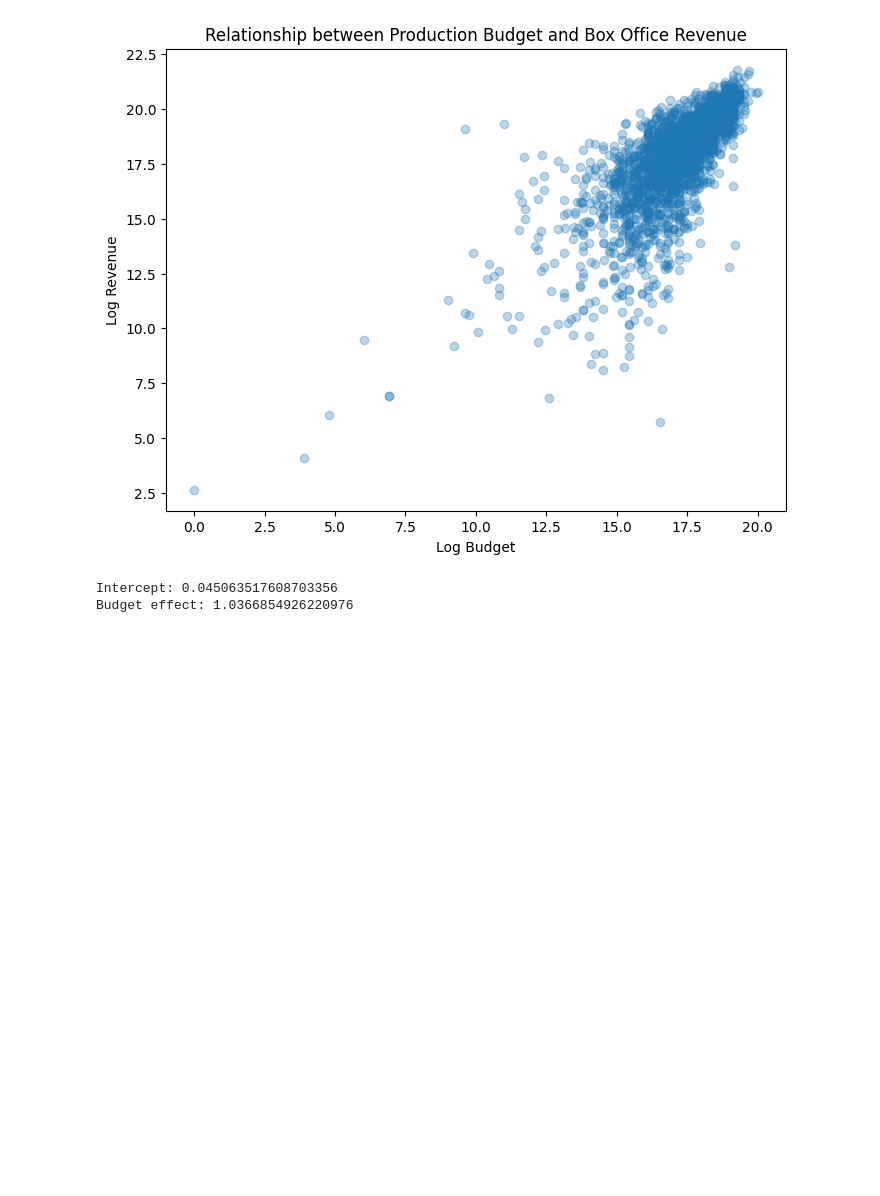
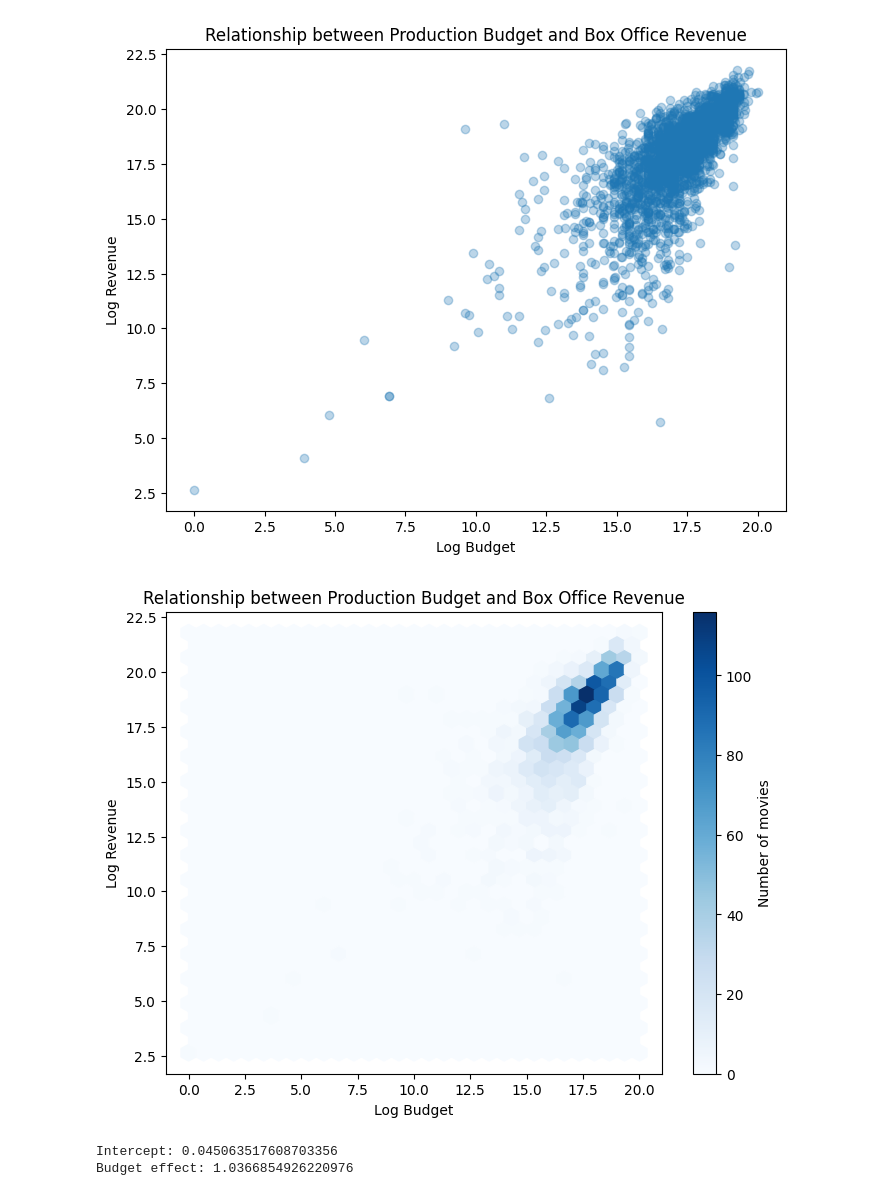
Before and after one commit to Babayaga069/ds_project, a Jupyter notebook: Questions/Q1/analyse.ipynb, the cells around one changed output. Saved outputs shown, nothing was run; the diff lists cells and outputs as text; code cells hidden in the pictures; blank space fills up the shorter version.

```diff
--- a/Questions/Q1/analyse.ipynb
+++ b/Questions/Q1/analyse.ipynb
@@ -105,4 +79,23 @@ plt.title("Relationship between Production Budget and Box Office Revenue")
 plt.show()
 # %% [output]
 [figure]
+# %%
+plt.figure(figsize=(8,6))
+
+plt.hexbin(
+    df_rq1["log_budget"],
+    df_rq1["log_revenue"],
+    gridsize=30,
+    cmap="Blues"
+)
+
+plt.colorbar(label="Number of movies")
+
+plt.xlabel("Log Budget")
+plt.ylabel("Log Revenue")
+plt.title("Relationship between Production Budget and Box Office Revenue")
+
+plt.show()
+# %% [output]
+[figure, added]
 # %%
```
Also changed, not shown: parts of 24 cells of this notebook, 2 other files.
